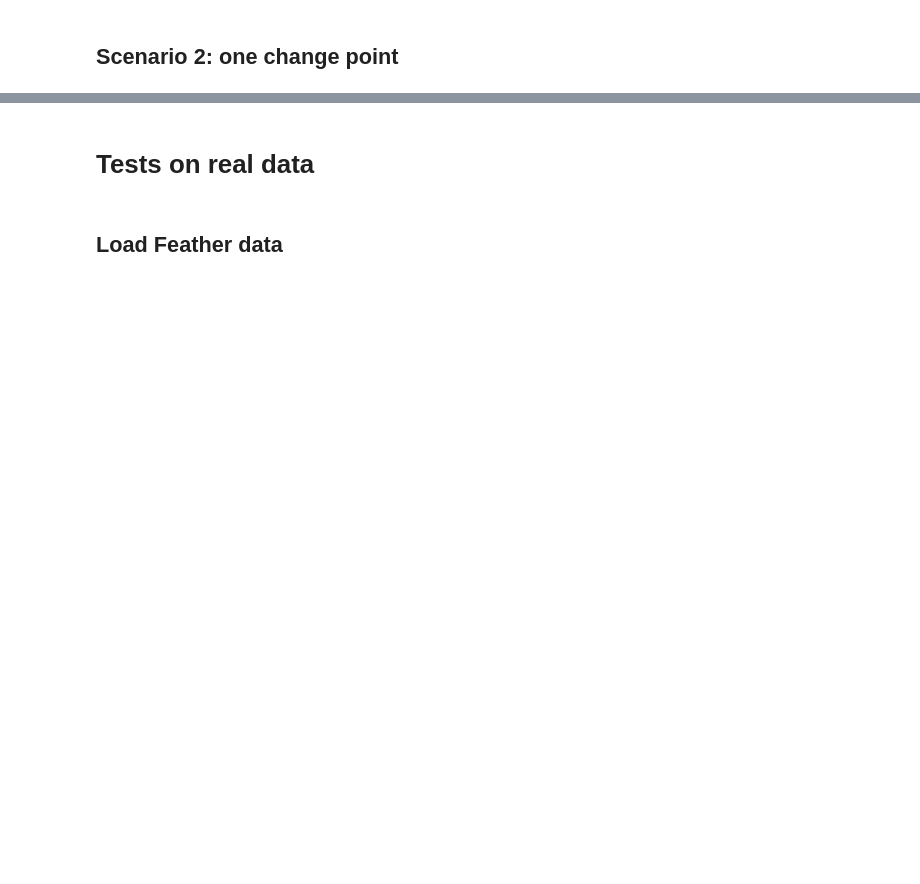
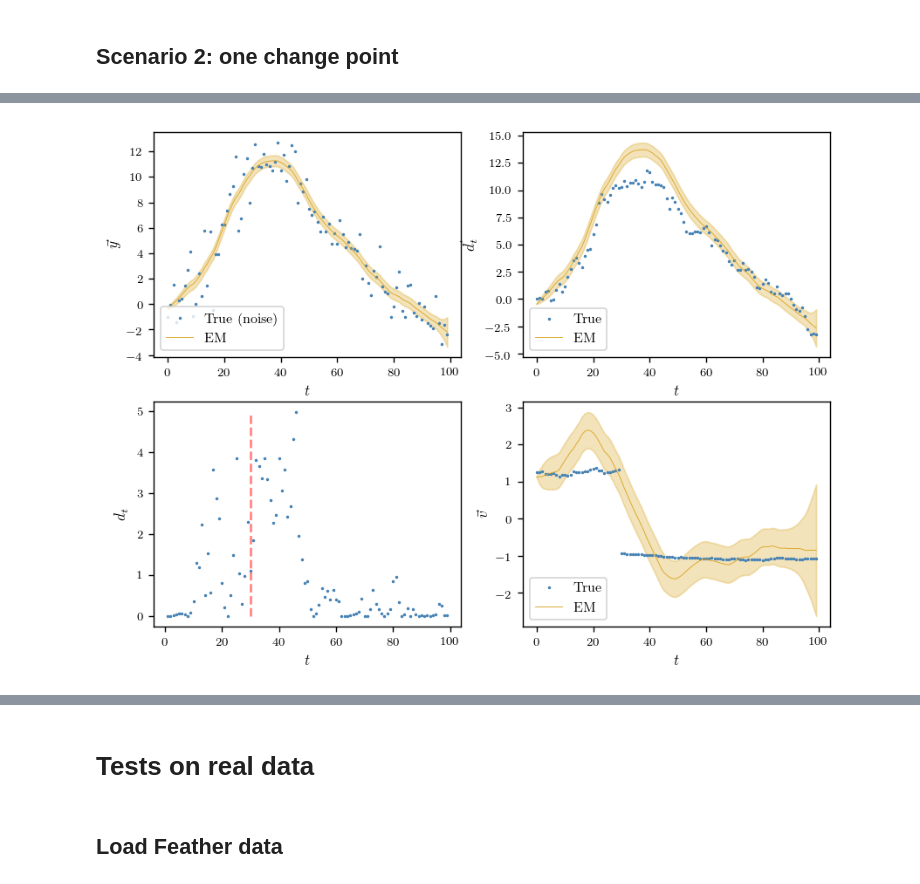
Before and after one commit to adam-coogan/snow_data_cleaning, a Jupyter notebook: scripts/Augmented_SSM class test.ipynb, the cells around one changed output, grey strips where cells are left out. Cells and saved outputs as stored; diff of their text form; code cells hidden in the pictures; blank space fills up the shorter version.

```diff
--- a/scripts/Augmented_SSM class test.ipynb
+++ b/scripts/Augmented_SSM class test.ipynb
@@ -327,0 +272,14 @@ plt.legend(loc="lower left")
+# %%
+# Compute the change detection statistic d_t = a_t^T B_t^{-1} a_t, where:
+#    a_t = x_{t|T} - x{t|t-1},
+#    B_t = Sigma_{t|t-1} - Sigma_{t|T}
+
+# For d_t and v_t:
+# d_2 = np.einsum("it,tij,jt->t",
+#                 aug_ssm_2.x_smooth[:, 1:] - aug_ssm_2.x_pred,
+#                 np.array([np.linalg.pinv(aug_ssm_2.sigma_pred[t-1, :, :] - aug_ssm_2.sigma_smooth[t, :, :]) for t in range(1, T_2)]),
+#                 aug_ssm_2.x_smooth[:, 1:] - aug_ssm_2.x_pred)
+
+# For v_t only:
+d_2 = (aug_ssm_2.x_smooth[1, 1:] - aug_ssm_2.x_pred[1, :])**2 \
+        * np.array([1.0 / (aug_ssm_2.sigma_pred[t-1, 1, 1] - aug_ssm_2.sigma_smooth[t, 1, 1]) for t in range(1, T_2)])
@@ -327,0 +288,78 @@ plt.legend(loc="lower left")
+# %%
+plt.figure(figsize=(8, 6))
+
+legend_loc = "lower left"
+
+plt.subplot(2, 2, 1)
+
+# Plot data with noise
+plt.plot(y_2.T, '.', color=colors[0], markersize=2, label="True (noise)")
+
+# Plot smoothed state computed using EM
+plt.plot(y_hat_2.T, color=colors[2], label="EM", linewidth=0.5)
+plt.fill_between(range(T_2),
+                 (y_hat_2 - 2*y_em_err_2).flatten().T,
+                 (y_hat_2 + 2*y_em_err_2).flatten().T,
+                 linewidth=1,
+                 alpha=0.3,
+                 color=colors[2])
+
+#plt.title("Observations")
+plt.xlabel(r"$t$")
+plt.ylabel(r"$\vec{y}$")
+plt.legend(loc=legend_loc)
+
+########################
+
+plt.subplot(2, 2, 2)
+
+# Plot true hidden state
+plt.plot(x_2[0, :].T, '.', color=colors[0], markersize=2, label="True")
+
+# Plot infered hidden state with error bars
+plt.plot(aug_ssm_2.x_smooth[0, :].T, color=colors[2], linewidth=0.5, label="EM")
+plt.fill_between(range(T_2),
+                 (aug_ssm_2.x_smooth[0, :] - 2*aug_ssm_2.sigma_smooth[:, 0, 0]).flatten().T,
+                 (aug_ssm_2.x_smooth[0, :] + 2*aug_ssm_2.sigma_smooth[:, 0, 0]).flatten().T,
+                 linewidth=1,
+                 alpha=0.3,
+                 color=colors[2])
+
+#plt.title("Hidden state")
+plt.xlabel(r"$t$")
+plt.ylabel(r"$\vec{d}_t$")
+plt.legend(loc=legend_loc)
+
+########################
+
+plt.subplot(2, 2, 3)
+
+# Mark true change point
+plt.plot([T_2a, T_2a], [0, max(d_2)], '--r', alpha=0.5)
+
+plt.plot(range(1, T_2), d_2, '.', markersize=2, color=colors[0])
+
+#plt.title("Change detection statistic")
+plt.xlabel(r"$t$")
+plt.ylabel(r"$d_t$")
+
+########################
+
+plt.subplot(2, 2, 4)
+
+# Plot true hidden state's derivative
+plt.plot(x_2[1, :].T, '.', color=colors[0], markersize=2, label="True")
+# Plot infered hidden state's derivative
+plt.plot(aug_ssm_2.x_smooth[1, :].T, color=colors[2], linewidth=0.5, label="EM")
+plt.fill_between(range(T_2),
+                 (aug_ssm_2.x_smooth[1, :] - 2*aug_ssm_2.sigma_smooth[:, 1, 1]).flatten().T,
+                 (aug_ssm_2.x_smooth[1, :] + 2*aug_ssm_2.sigma_smooth[:, 1, 1]).flatten().T,
+                 linewidth=1,
+                 alpha=0.3,
+                 color=colors[2])
+
+#plt.title("Hidden state's derivative")
+plt.xlabel(r"$t$")
+plt.ylabel(r"$\vec{v}$")
+plt.legend(loc=legend_loc)
+# %% [output]
@@ -327,0 +367 @@ plt.legend(loc="lower left")
+[figure, added]
```
Also changed, not shown: parts of 66 cells of this notebook, 1 other file.
